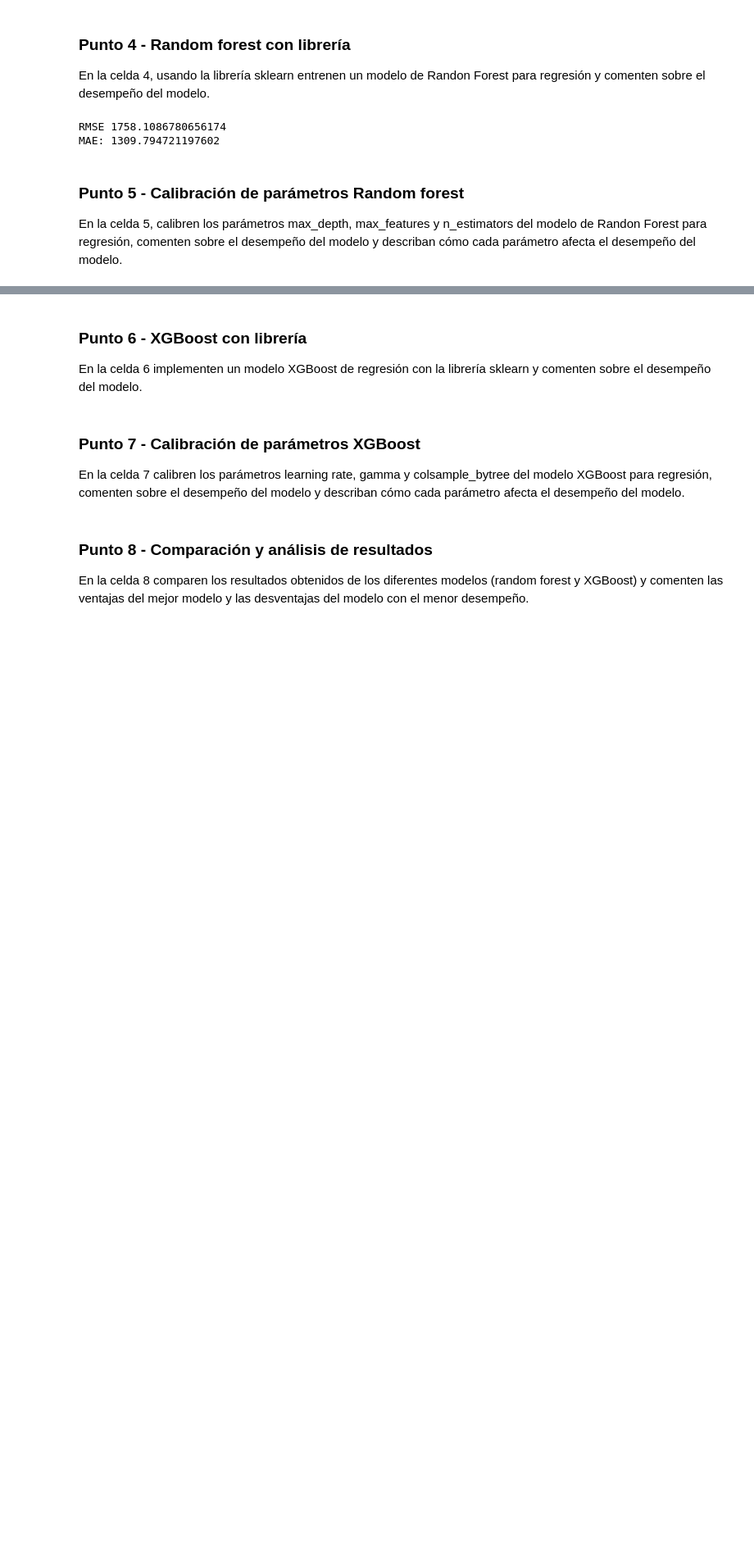
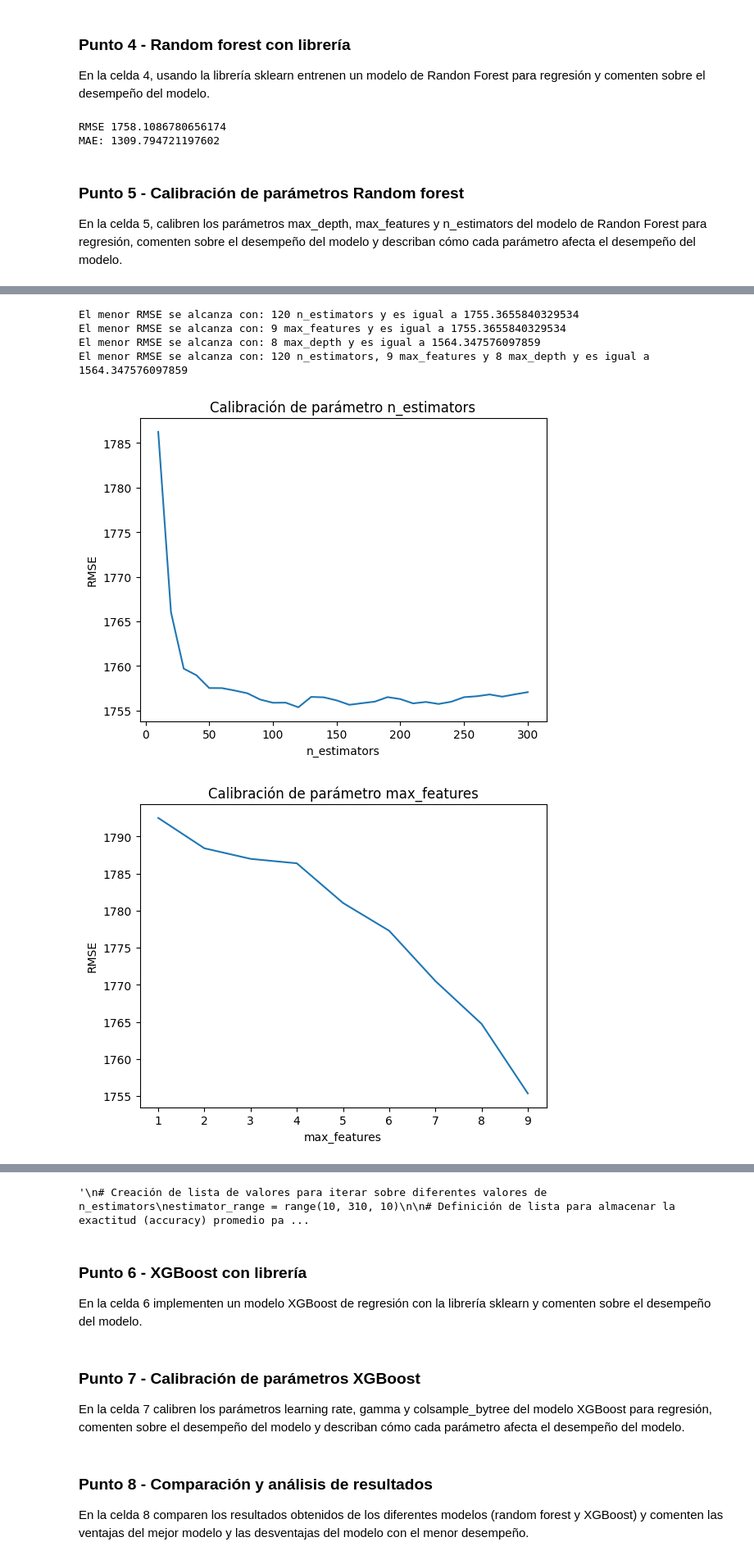
Before and after one commit to ggomez1803/ML-NLP, a Jupyter notebook: MIAD_ML_NLP_2023/Semana 2/S2TC1_RandomForests_Boosting.ipynb, the cells around one changed output, grey strips where cells are left out. Shown: that part at 82% size. Cells and saved outputs as stored; diff of their text form; code cells hidden in the pictures; blank space fills up the shorter version.

```diff
--- a/MIAD_ML_NLP_2023/Semana 2/S2TC1_RandomForests_Boosting.ipynb
+++ b/MIAD_ML_NLP_2023/Semana 2/S2TC1_RandomForests_Boosting.ipynb
@@ -334,0 +346,78 @@ El menor RMSE se alcanza con: 9 features y es igual a 1755.3655840329534
+# %%
+# Celda 5
+import matplotlib.pyplot as plt
+
+# Función para encontrar el mínimo de una lista
+def find_min(scores, range, parameter):
+    min_index = np.argmin(scores)
+    print(f'El menor RMSE se alcanza con: {range[min_index]} {parameter} y es igual a {min(scores)}')
+    return min_index, scores[min_index]
+
+# Parámetros para calibrar
+# Lista de valores para cada parámetro
+n_estimators = range(10, 310, 10)
+max_features = range(1, X_train.shape[1]+1)
+max_depth = range(1,21)
+
+# Lista para guardar los valores de RMSE para cada combinación de parámetros
+rmse_scores_estimators = []
+rmse_scores_features = []
+rmse_scores_depth = []
+
+# Calibración de los estimadores
+for estimators in n_estimators:
+    rf_reg = RandomForestRegressor(n_estimators=estimators, random_state=1, n_jobs=-1)
+    rf_reg.fit(X_train, y_train)
+    y_pred = rf_reg.predict(X_test)
+    rmse_scores_estimators.append(np.sqrt(mean_squared_error(y_pred, y_test)))
+
+min_index, rmse_est_calib = find_min(rmse_scores_estimators, n_estimators, 'n_estimators')
+max_estimators = n_estimators[min_index]
+
+# Calibración de los features
+for feature in max_features:
+    rf_reg = RandomForestRegressor(n_estimators=max_estimators, max_features=feature, random_state=1, n_jobs=-1)
+    rf_reg.fit(X_train, y_train)
+    y_pred = rf_reg.predict(X_test)
+    rmse_scores_features.append(np.sqrt(mean_squared_error(y_pred, y_test)))
+
+min_index, rmse_feat_calib = find_min(rmse_scores_features, max_features, 'max_features')
+max_features_calib = max_features[min_index]
+
+# Calibración de la profundidad
+for depth in max_depth:
+    rf_reg = RandomForestRegressor(n_estimators=max_estimators, max_features=max_features_calib, max_depth=depth, random_state=1, n_jobs=-1)
+    rf_reg.fit(X_train, y_train)
+    y_pred = rf_reg.predict(X_test)
+    rmse_scores_depth.append(np.sqrt(mean_squared_error(y_pred, y_test)))
+
+min_index, rmse_depth_calib = find_min(rmse_scores_depth, max_depth, 'max_depth')
+max_depth_calib = max_depth[min_index]
+
+print(f'El menor RMSE se alcanza con: {max_estimators} n_estimators, {max_features_calib} max_features y {max_depth_calib} max_depth y es igual a {rmse_depth_calib}')
+
+# Gráficas
+plt.plot(n_estimators, rmse_scores_estimators)
+plt.xlabel('n_estimators')
+plt.ylabel('RMSE')
+plt.title('Calibración de parámetro n_estimators')
+plt.show()
+
+plt.plot(max_features, rmse_scores_features)
+plt.xlabel('max_features')
+plt.ylabel('RMSE')
+plt.title('Calibración de parámetro max_features')
+plt.show()
+
+plt.plot(max_depth, rmse_scores_depth)
+plt.xlabel('max_depth')
+plt.ylabel('RMSE')
+plt.title('Calibración de parámetro max_depth')
+plt.show()
+# %% [output]
+El menor RMSE se alcanza con: 120 n_estimators y es igual a 1755.3655840329534
+El menor RMSE se alcanza con: 9 max_features y es igual a 1755.3655840329534
+El menor RMSE se alcanza con: 8 max_depth y es igual a 1564.347576097859
+El menor RMSE se alcanza con: 120 n_estimators, 9 max_features y 8 max_depth y es igual a 1564.347576097859
+[figure, added]
+[figure, added]
@@ -335,3 +425,4 @@ El menor RMSE se alcanza con: 9 features y es igual a 1755.3655840329534
+'\n# Creación de lista de valores para iterar sobre diferentes valores de n_estimators\nestimator_range = range(10, 310, 10)\n\n# Definición de lista para almacenar la exactitud (accuracy) promedio pa ...
 # %% [markdown]
 ### Punto 6 - XGBoost con librería
 
```
Also changed, not shown: parts of 11 cells of this notebook.
